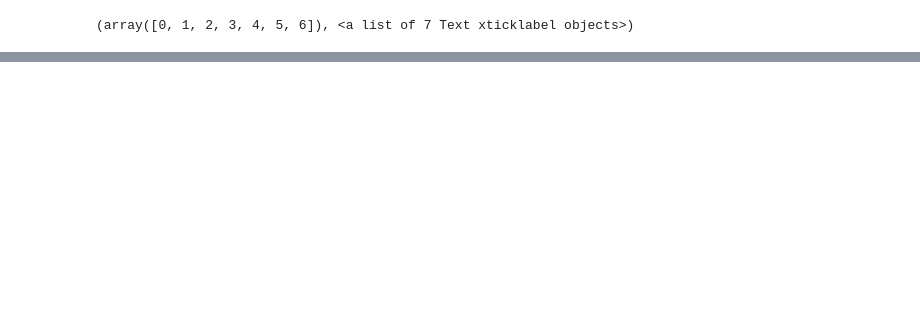
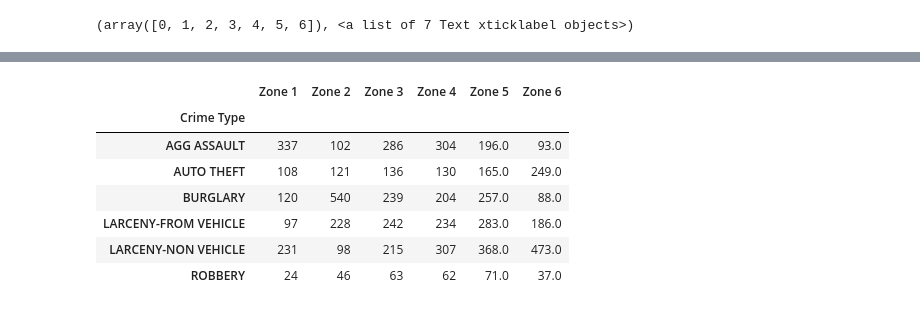
Before and after one commit to lrios215/project_1, a Jupyter notebook: Project1.ipynb, the cells around one changed output, grey strips where cells are left out. Cells and saved outputs as stored; diff of their text form; code cells hidden in the pictures; blank space fills up the shorter version.

```diff
--- a/Project1.ipynb
+++ b/Project1.ipynb
@@ -257,0 +288,13 @@ allzones_May2019_20
+# %%
+#remove Homicide
+crime_diff = crime_diff.drop('HOMICIDE')
+crime_diff
+# %% [output]
+|  | Zone 1 | Zone 2 | Zone 3 | Zone 4 | Zone 5 | Zone 6 |
+| Crime Type |  |  |  |  |  |  |
+| AGG ASSAULT | 337 | 102 | 286 | 304 | 196.0 | 93.0 |
+| AUTO THEFT | 108 | 121 | 136 | 130 | 165.0 | 249.0 |
+| BURGLARY | 120 | 540 | 239 | 204 | 257.0 | 88.0 |
+| LARCENY-FROM VEHICLE | 97 | 228 | 242 | 234 | 283.0 | 186.0 |
+| LARCENY-NON VEHICLE | 231 | 98 | 215 | 307 | 368.0 | 473.0 |
+| ROBBERY | 24 | 46 | 63 | 62 | 71.0 | 37.0 |
```
Also changed, not shown: parts of 11 cells of this notebook, 1 other file.
